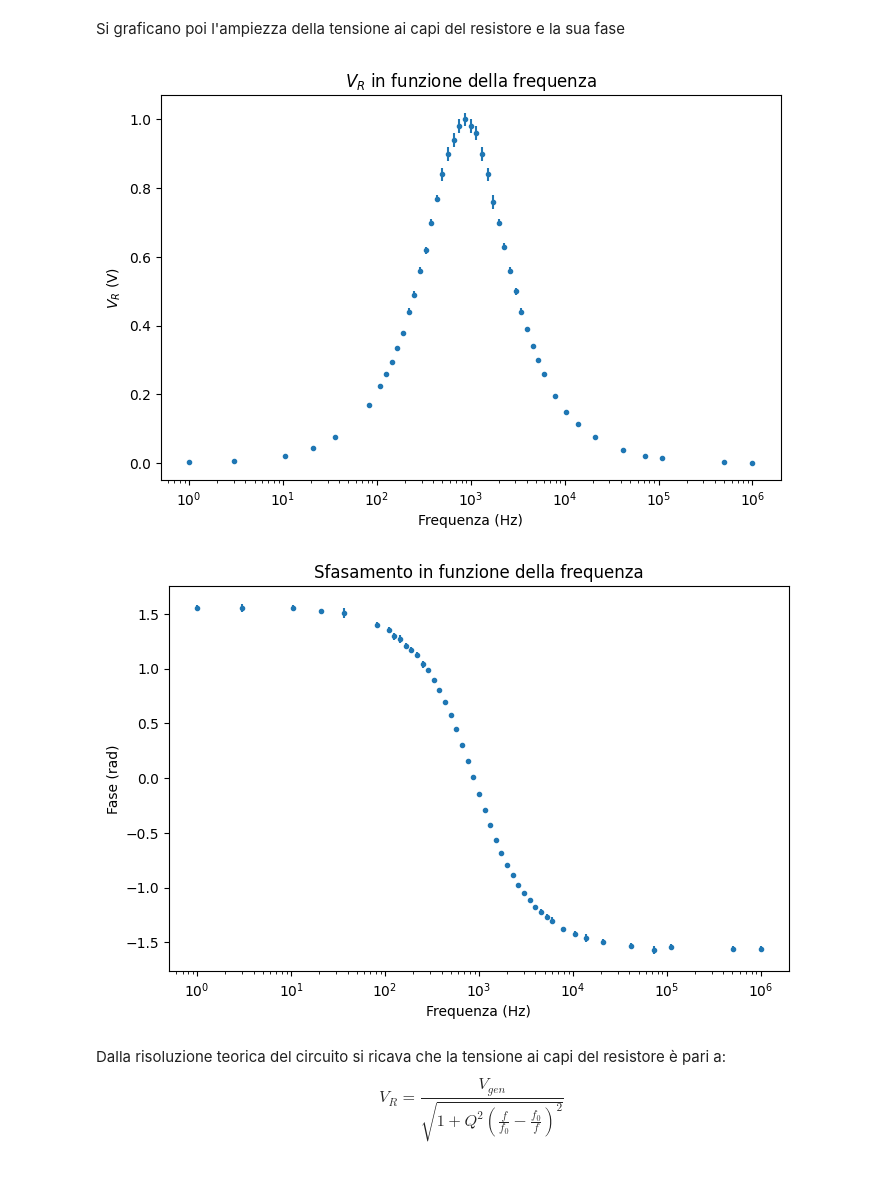
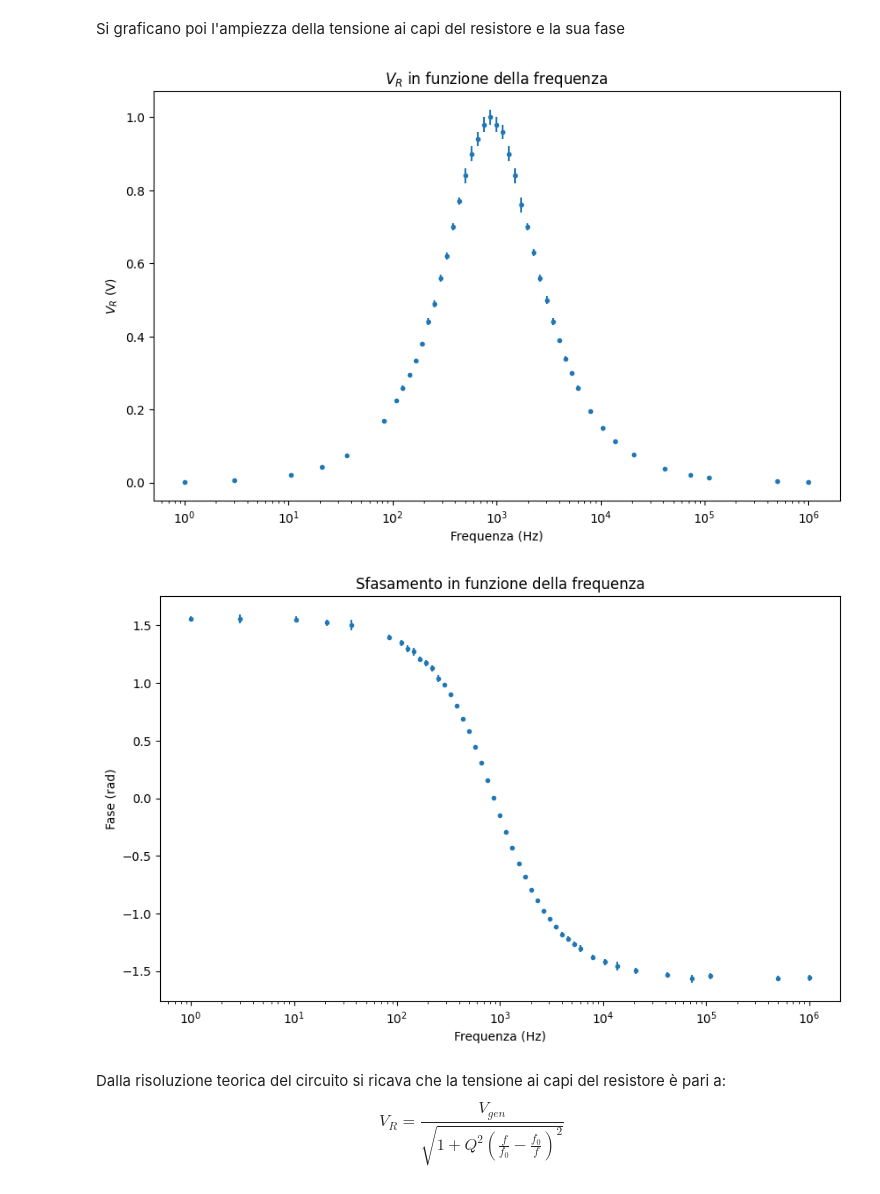
Before and after one commit to lucalista/analisi-dati-2024, a Jupyter notebook: 15.02.00__Studio_circuito_RLC_con_fit_combinato.ipynb, the cells around one changed output. Saved outputs shown, nothing was run; the diff lists cells and outputs as text; code cells hidden in the pictures.

```diff
--- a/15.02.00__Studio_circuito_RLC_con_fit_combinato.ipynb
+++ b/15.02.00__Studio_circuito_RLC_con_fit_combinato.ipynb
@@ -57,17 +57,17 @@ err_phase=2*0.1*math.pi*df['Scala T'].values*df['Frequency'].values
 # %% [markdown]
 Si graficano poi l'ampiezza della tensione ai capi del resistore e la sua fase
 # %%
-plt.figure(figsize=(8,5),dpi=100)
+plt.figure(figsize=(10 ,6))
 plt.errorbar(freq , gain, err_gain, ls='none', marker=".")
 plt.xscale('log')
 plt.title('$V_R$ in funzione della frequenza')
 plt.xlabel('Frequenza (Hz)')
 plt.ylabel('$V_R$ (V)')
 plt.show()
 # %% [output]
-[figure, old version]
+[figure, new version]
 # %%
-plt.figure(figsize=(8,5),dpi=100)
+plt.figure(figsize=(10, 6))
 plt.errorbar(freq , phase, err_phase, ls='none', marker=".")
 plt.xscale('log')
 plt.title('Sfasamento in funzione della frequenza')
@@ -75,7 +75,7 @@ plt.xlabel('Frequenza (Hz)')
 plt.ylabel('Fase (rad)')
 plt.show()
 # %% [output]
-[figure, old version]
+[figure, new version]
 # %% [markdown]
 Dalla risoluzione teorica del circuito si ricava che la tensione ai capi del resistore è pari a:
 $$ V_R = \frac{V_{gen}}{\sqrt{1+ Q^2 \left(\frac{f}{f_0} - \frac{f_0}{f}\right)^2}}$$
```
Also changed, not shown: parts of 7 cells of this notebook, 1 other file.
